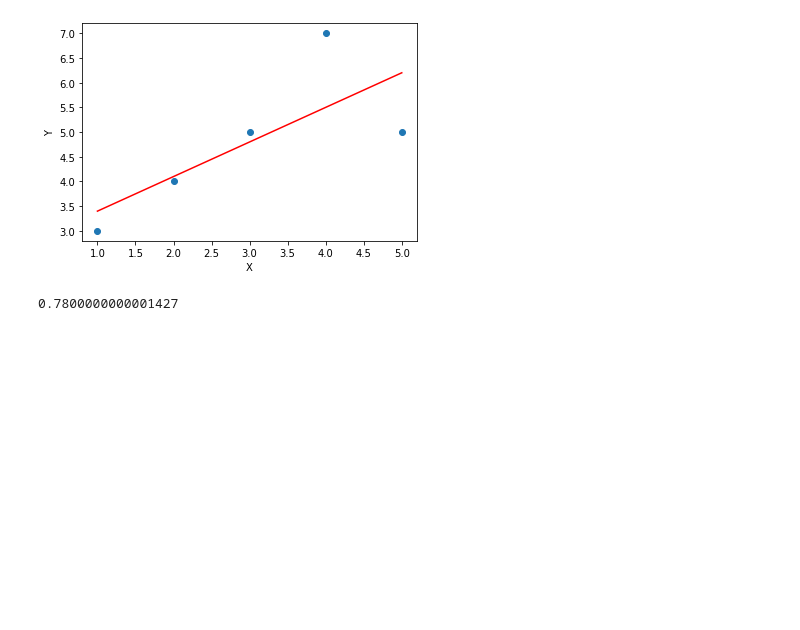
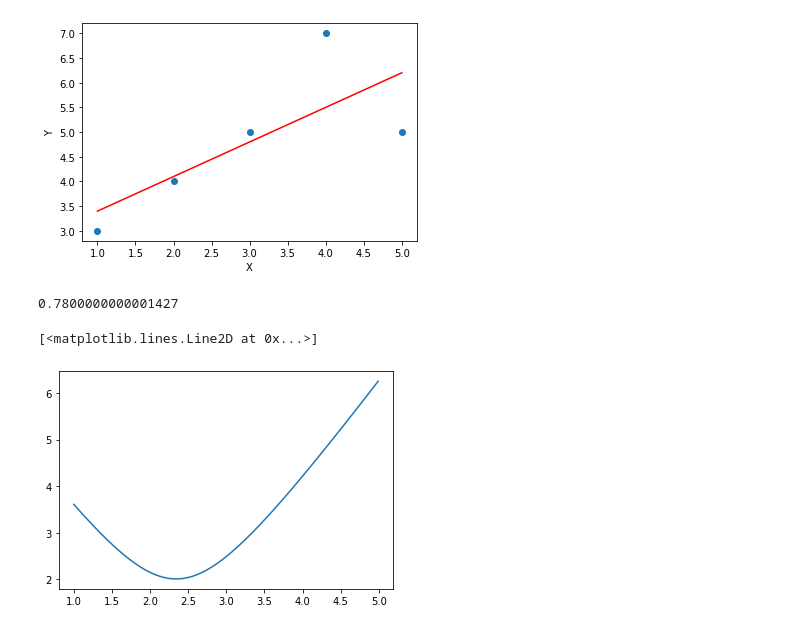
Before and after one commit to Akhilendra01/Machine-Learning-Labs, a Jupyter notebook: 1/1.2.ipynb, the cells around one changed output. Cells and saved outputs as stored; diff of their text form; code cells hidden in the pictures; blank space fills up the shorter version.

```diff
--- a/1/1.2.ipynb
+++ b/1/1.2.ipynb
@@ -117,3 +117,17 @@ mse=mean_squared_error(Y, regressor.predict(X))
 print(mse)
 # %% [output]
 0.7800000000001427
+# %%
+costs=[]
+A=np.arange(1, 5, 0.01)
+for a in A:
+    y_pred=a+X*b
+    error=math.sqrt(sum((Y-y_pred)**2))
+    costs.append(error)
+
+costs=np.array(costs)
+# %%
+plt.plot(A, costs)
+# %% [output]
+[<matplotlib.lines.Line2D at 0x...>]
+[figure, added]
```
Also changed, not shown: parts of 3 cells of this notebook, 4 other files.
